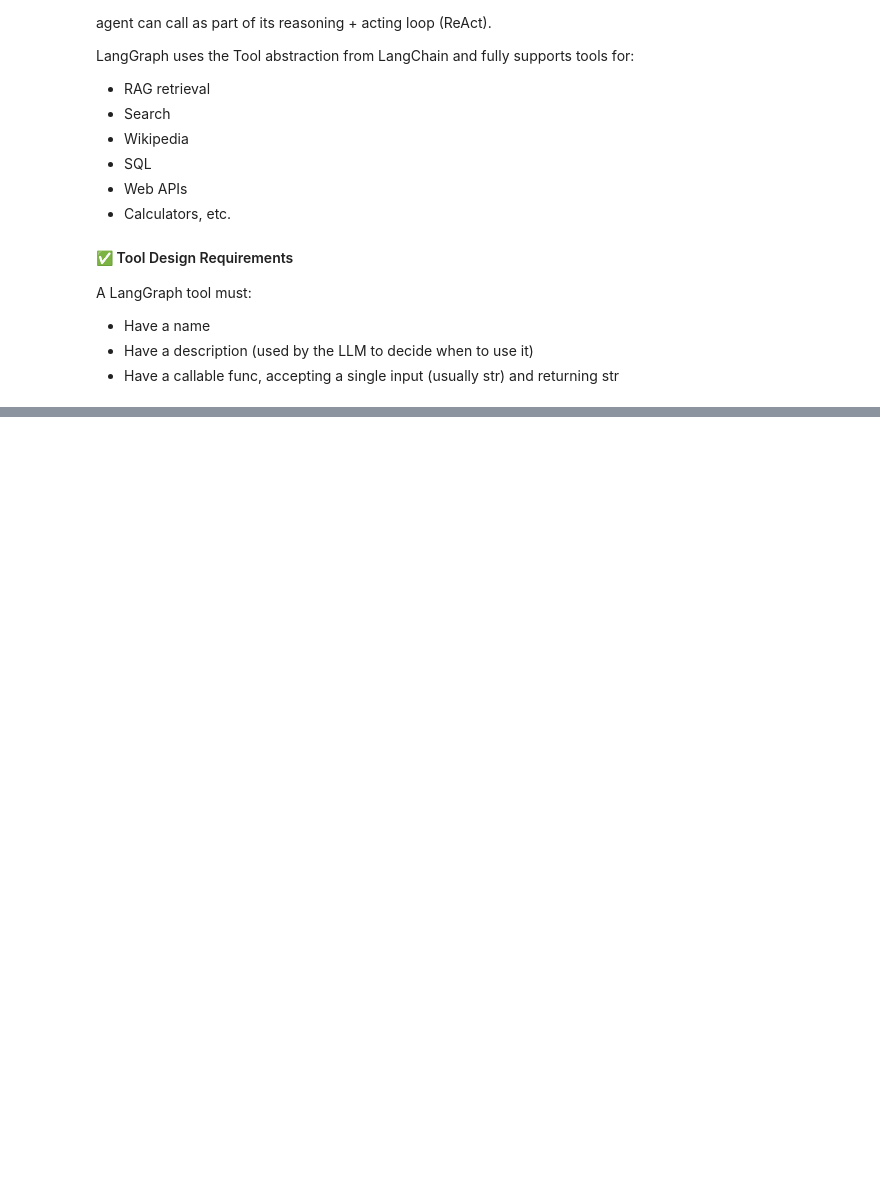
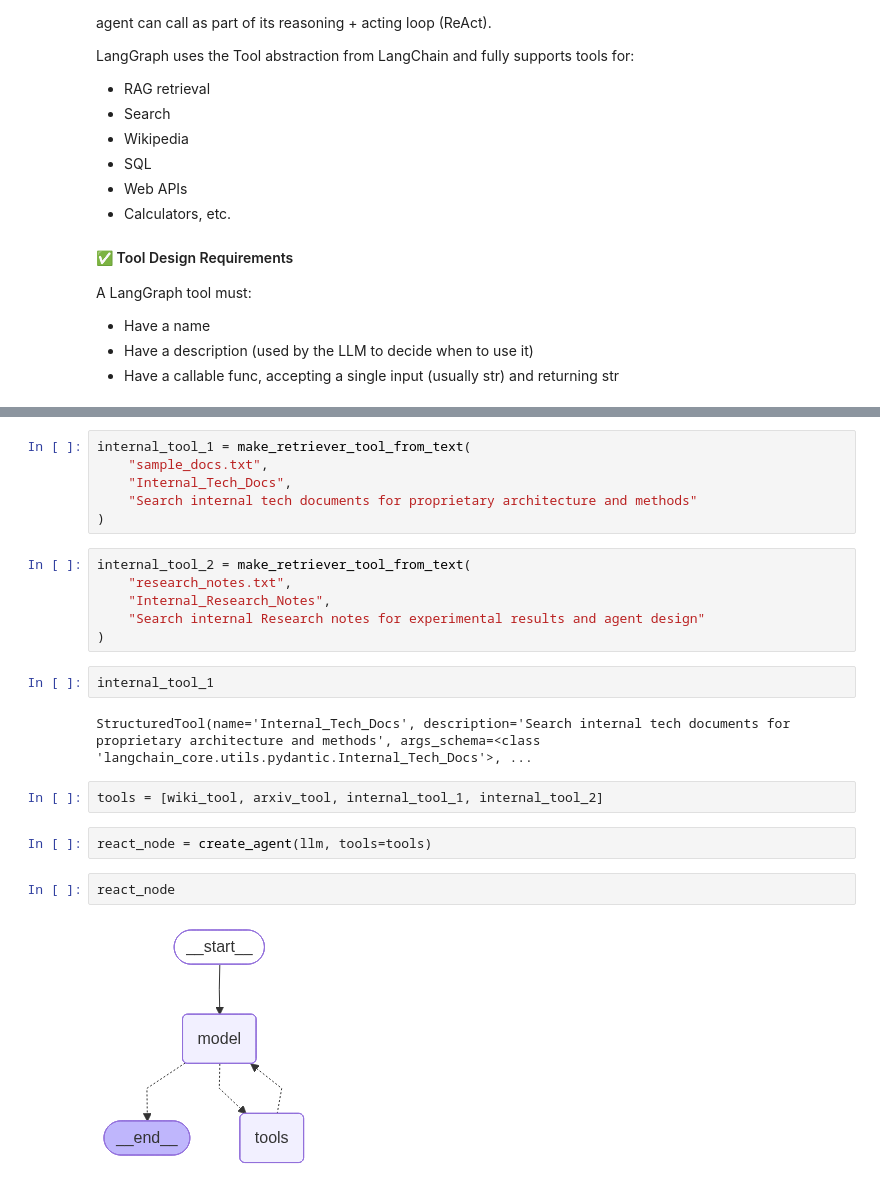
Before and after one commit to mrinmoy15/RAG_Bootcamp_Udemy, a Jupyter notebook: Exploratory_Notebooks/10_Agentic_RAG/Agentic_RAG.ipynb, the cells around one changed output, grey strips where cells are left out. Drawn from its saved outputs; the diff is of its cells as text; blank space fills up the shorter version.

```diff
--- a/Exploratory_Notebooks/10_Agentic_RAG/Agentic_RAG.ipynb
+++ b/Exploratory_Notebooks/10_Agentic_RAG/Agentic_RAG.ipynb
@@ -320,0 +385,24 @@ A LangGraph tool must:
+# %%
+internal_tool_1 = make_retriever_tool_from_text(
+    "sample_docs.txt",
+    "Internal_Tech_Docs",
+    "Search internal tech documents for proprietary architecture and methods"
+)
+# %%
+internal_tool_2 = make_retriever_tool_from_text(
+    "research_notes.txt",
+    "Internal_Research_Notes",
+    "Search internal Research notes for experimental results and agent design"
+)
+# %%
+internal_tool_1
+# %% [output]
+StructuredTool(name='Internal_Tech_Docs', description='Search internal tech documents for proprietary architecture and methods', args_schema=<class 'langchain_core.utils.pydantic.Internal_Tech_Docs'>, ...
+# %%
+tools = [wiki_tool, arxiv_tool, internal_tool_1, internal_tool_2]
+# %%
+react_node = create_agent(llm, tools=tools)
+# %%
+react_node
+# %% [output]
+[figure, added]
```
Also changed, not shown: parts of 7 cells of this notebook, 11 other files.
